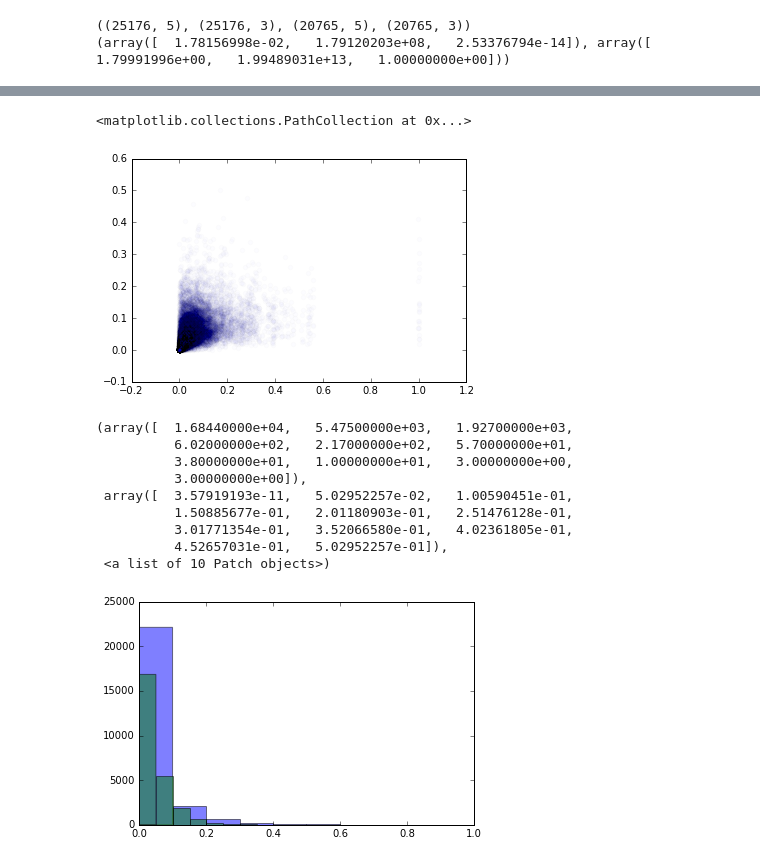
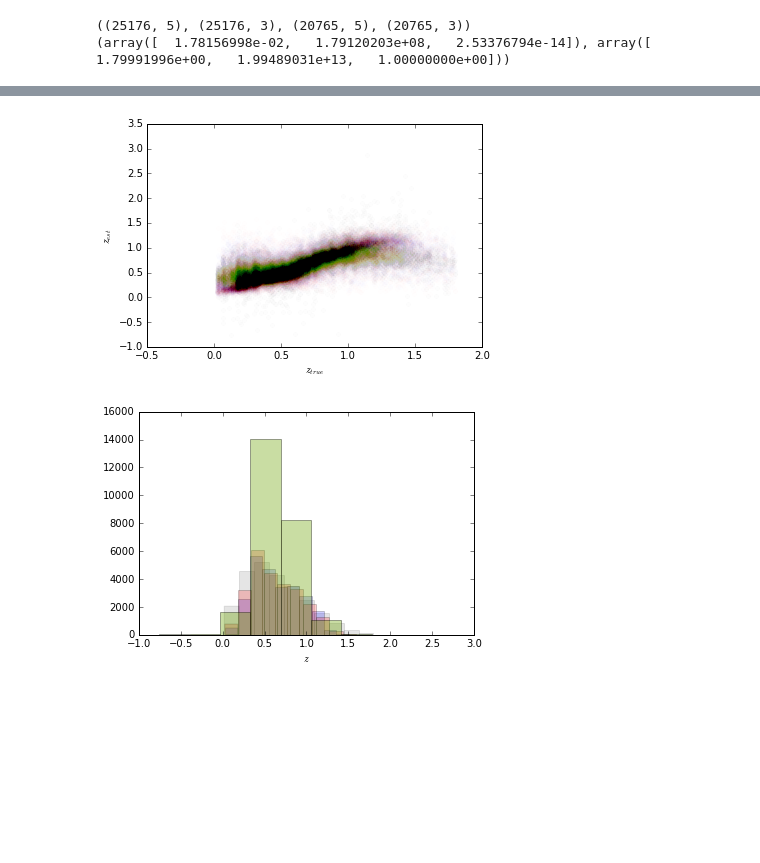
Before and after one commit to aimalz/pretzal, a Jupyter notebook: code/compare-ml.ipynb, the cells around one changed output, grey strips where cells are left out. Cells and saved outputs as stored; diff of their text form; code cells hidden in the pictures; blank space fills up the shorter version.

```diff
--- a/code/compare-ml.ipynb
+++ b/code/compare-ml.ipynb
@@ -38,21 +50,21 @@ gal_ids = rng.randint(halfsies, size=(n_gals, ))
 
 n_pixels = data.shape[1]
 X_train = np.loadtxt('../dat/X_train.dat')#train[:, :np.ceil(0.5 * n_pixels)]  # Upper half of the faces
-y_train = np.loadtxt('../dat/Y_train.dat')#train[:, np.floor(0.5 * n_pixels):]  # Lower half of the faces
+Y_train = np.loadtxt('../dat/Y_train.dat')#train[:, np.floor(0.5 * n_pixels):]  # Lower half of the faces
 X_test = np.loadtxt('../dat/X_test.dat')#test[:, :np.ceil(0.5 * n_pixels)]
-y_test = np.loadtxt('../dat/Y_test.dat')#test[:, np.floor(0.5 * n_pixels):]
+Y_test = np.loadtxt('../dat/Y_test.dat')#test[:, np.floor(0.5 * n_pixels):]
 # %%
 # Fit estimators
 ESTIMATORS = {
-    "Extra trees": ExtraTreesRegressor(n_estimators=10, max_features=3,
+    "Extra trees": ExtraTreesRegressor(n_estimators=10, max_features=5,
                                        random_state=0),
     "K-nn": KNeighborsRegressor(),
     "Linear regression": LinearRegression(),
     "Ridge": RidgeCV(),
 }
 
-y_test_predict = dict()
+Y_test_predict = dict()
 for name, estimator in ESTIMATORS.items():
-    estimator.fit(X_train, y_train)
-    y_test_predict[name] = estimator.predict(X_test)
+    estimator.fit(X_train, Y_train)
+    Y_test_predict[name] = estimator.predict(X_test)
 # %%
@@ -98,19 +76,30 @@ plt.hist(y_test_predict['K-nn'][:,1],alpha=0.5)
-# %%
-plt.scatter(y_test[:,2],y_test_predict['K-nn'][:,2],alpha=0.01)
-# %% [output]
-<matplotlib.collections.PathCollection at 0x...>
-[figure, removed]
-# %%
-plt.hist(y_test[:,2],alpha=0.5)
-plt.hist(y_test_predict['K-nn'][:,2],alpha=0.5)
-# %% [output]
-(array([  1.68440000e+04,   5.47500000e+03,   1.92700000e+03,
-          6.02000000e+02,   2.17000000e+02,   5.70000000e+01,
-          3.80000000e+01,   1.00000000e+01,   3.00000000e+00,
-          3.00000000e+00]),
- array([  3.57919193e-11,   5.02952257e-02,   1.00590451e-01,
-          1.50885677e-01,   2.01180903e-01,   2.51476128e-01,
-          3.01771354e-01,   3.52066580e-01,   4.02361805e-01,
-          4.52657031e-01,   5.02952257e-01]),
- <a list of 10 Patch objects>)
-[figure, removed]
+# %%
+def plot_pop_params(i,varname):
+
+    colors = 'brgycm'
+
+    plt.scatter(Y_test[:,i],Y_test_predict['Extra trees'][:,0],alpha=0.002,color=colors[0])
+    plt.scatter(Y_test[:,i],Y_test_predict['K-nn'][:,0],alpha=0.002,color=colors[1])
+    plt.scatter(Y_test[:,i],Y_test_predict['Linear regression'][:,0],alpha=0.002,color=colors[2])
+    plt.scatter(Y_test[:,i],Y_test_predict['Ridge'][:,0],alpha=0.002,color=colors[3])
+#     plt.plot([0.,2.],[0.,2.],color='k',alpha=1.)
+    plt.xlabel(r'$'+varname+r'_{true}$')
+    plt.ylabel(r'$'+varname+r'_{est}$')
+#     plt.xlim(0.,2.)
+#     plt.ylim(0.,2.)
+    plt.show()
+
+
+    plt.hist(Y_test[:,0],alpha=0.1,color='k')
+    plt.hist(Y_test_predict['Extra trees'][:,i],alpha=0.2,color=colors[0])
+    plt.hist(Y_test_predict['K-nn'][:,i],alpha=0.2,color=colors[1])
+    plt.hist(Y_test_predict['Linear regression'][:,i],alpha=0.2,color=colors[2])
+    plt.hist(Y_test_predict['Ridge'][:,i],alpha=0.2,color=colors[3])
+    plt.xlabel(r'$'+varname+r'$')
+#     plt.xlim(0.,2.)
+    plt.show()
+# %%
+plot_pop_params(0,'z')
+# %% [output]
+[figure, added]
+[figure, added]
```
Also changed, not shown: parts of 11 cells of this notebook, 1 other file.
